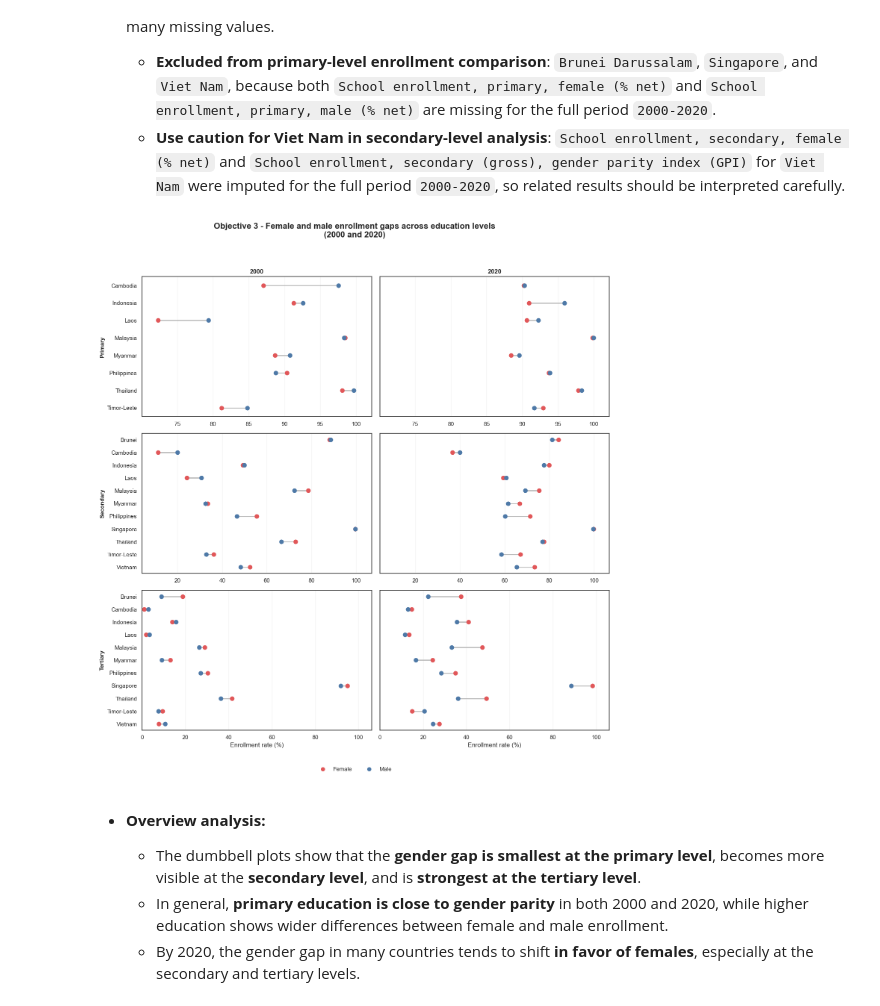
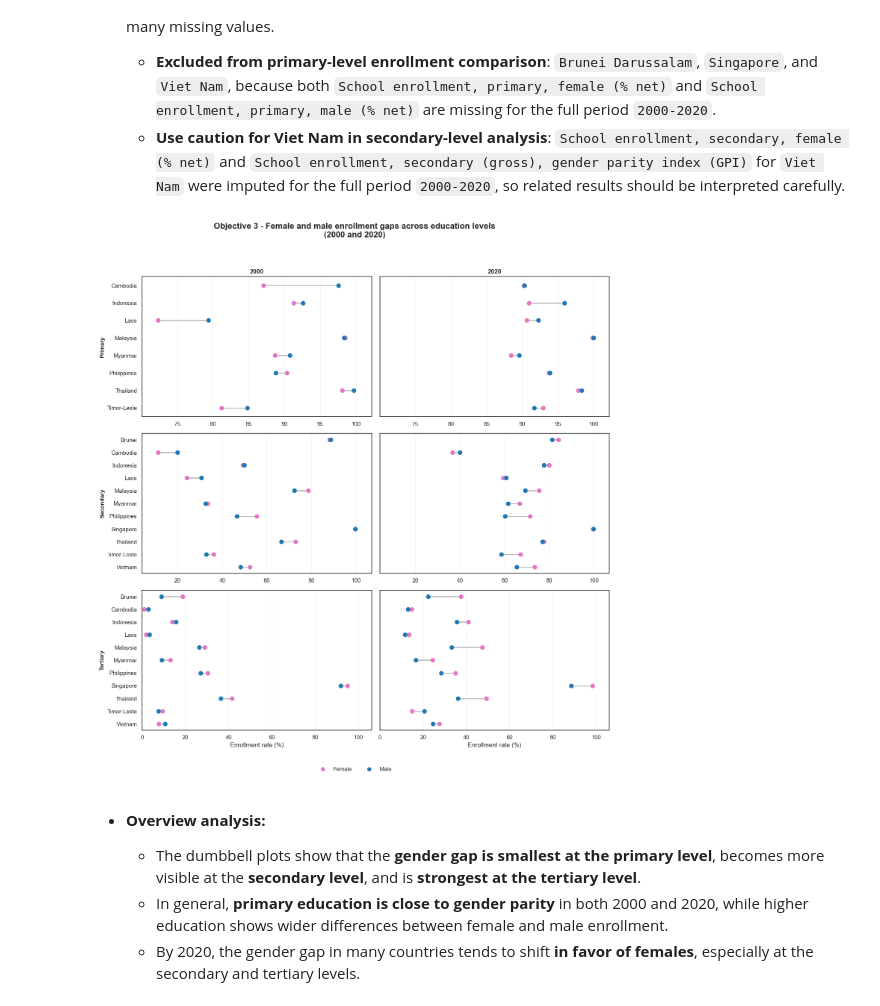
Before and after one commit to AnhTtis/SoutheastAsianAnalysis, a Jupyter notebook: notebooks/23127130_23127238.ipynb, the cells around one changed output. Saved outputs shown, nothing was run; the diff lists cells and outputs as text; code cells hidden in the pictures.

Commit message:
Adjust color and fix legend

```diff
--- a/notebooks/23127130_23127238.ipynb
+++ b/notebooks/23127130_23127238.ipynb
@@ -588,8 +588,8 @@ dumbbell_specs = [
     ),
 ]
 
-female_color = "#E15759"
-male_color = "#4E79A7"
+female_color = "#e377c2"
+male_color = "#1f77b4"
 
 x_limits = {}
 for female_col, male_col, level_name in dumbbell_specs:
@@ -663,34 +663,34 @@ for row, (female_col, male_col, level_name) in enumerate(dumbbell_specs):
 
         if row == 2:
             ax.set_xlabel("Enrollment rate (%)")
 
         ax.grid(axis="x", alpha=0.25)
         ax.set_axisbelow(True)
 
 handles = [
     Line2D([0], [0], marker="o", color="w", markerfacecolor=female_color, markersize=9, label="Female"),
     Line2D([0], [0], marker="o", color="w", markerfacecolor=male_color, markersize=9, label="Male"),
 ]
 
 fig.legend(
     handles=handles,
     loc="lower center",
     ncol=2,
     frameon=False,
     bbox_to_anchor=(0.5, -0.01),
 )
 
 fig.suptitle(
     "Objective 3 - Female and male enrollment gaps across education levels\n(2000 and 2020)",
     fontsize=16,
     weight="bold",
     y=0.98,
 )
 
 plt.tight_layout(rect=(0, 0.03, 1, 0.95))
 plt.show()
 # %% [output]
-[figure, old version]
+[figure, new version]
 # %% [markdown]
 - **Overview analysis:**
   - The dumbbell plots show that the **gender gap is smallest at the primary level**, becomes more visible at the **secondary level**, and is **strongest at the tertiary level**.
```
Also changed, not shown: parts of 2 cells of this notebook, 2 other files.
